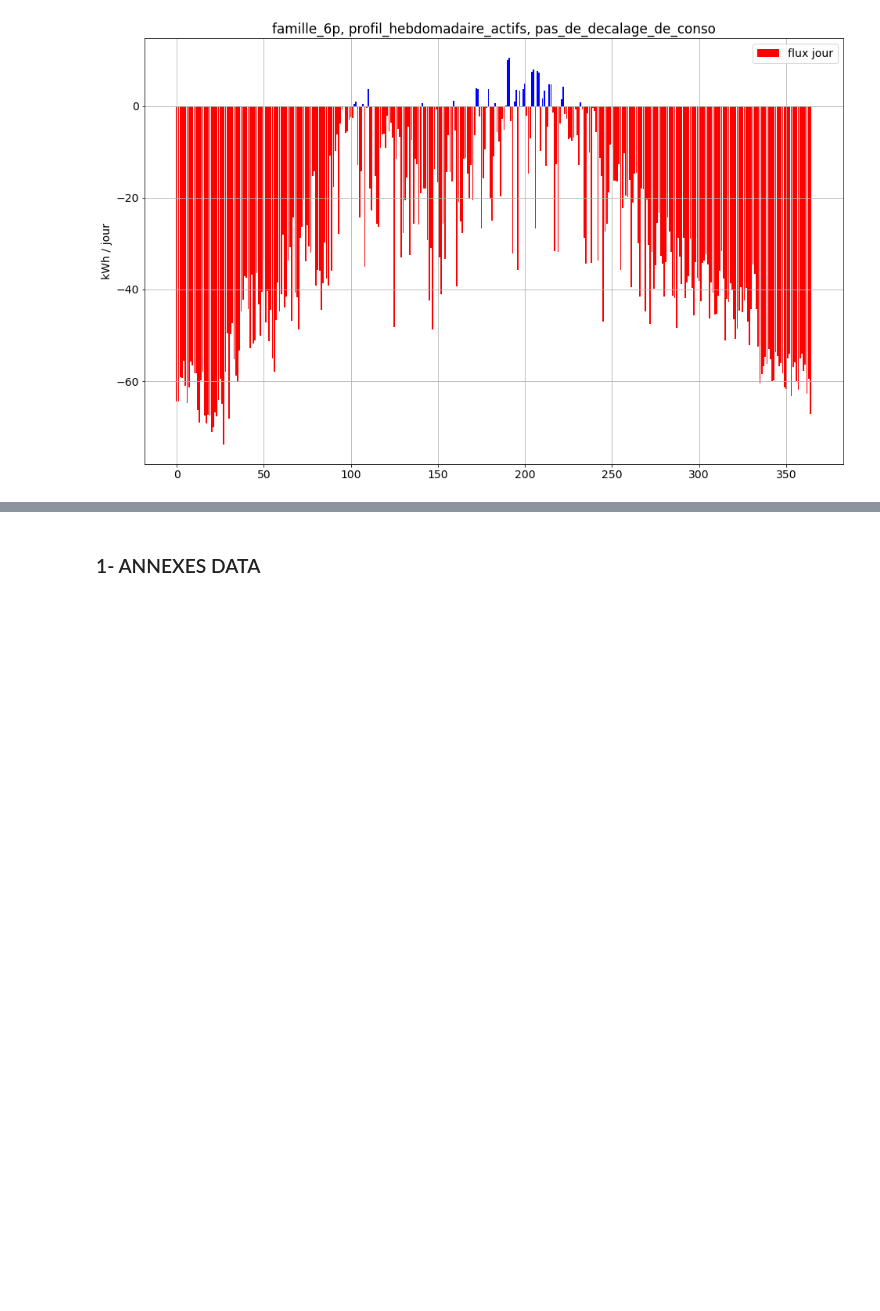
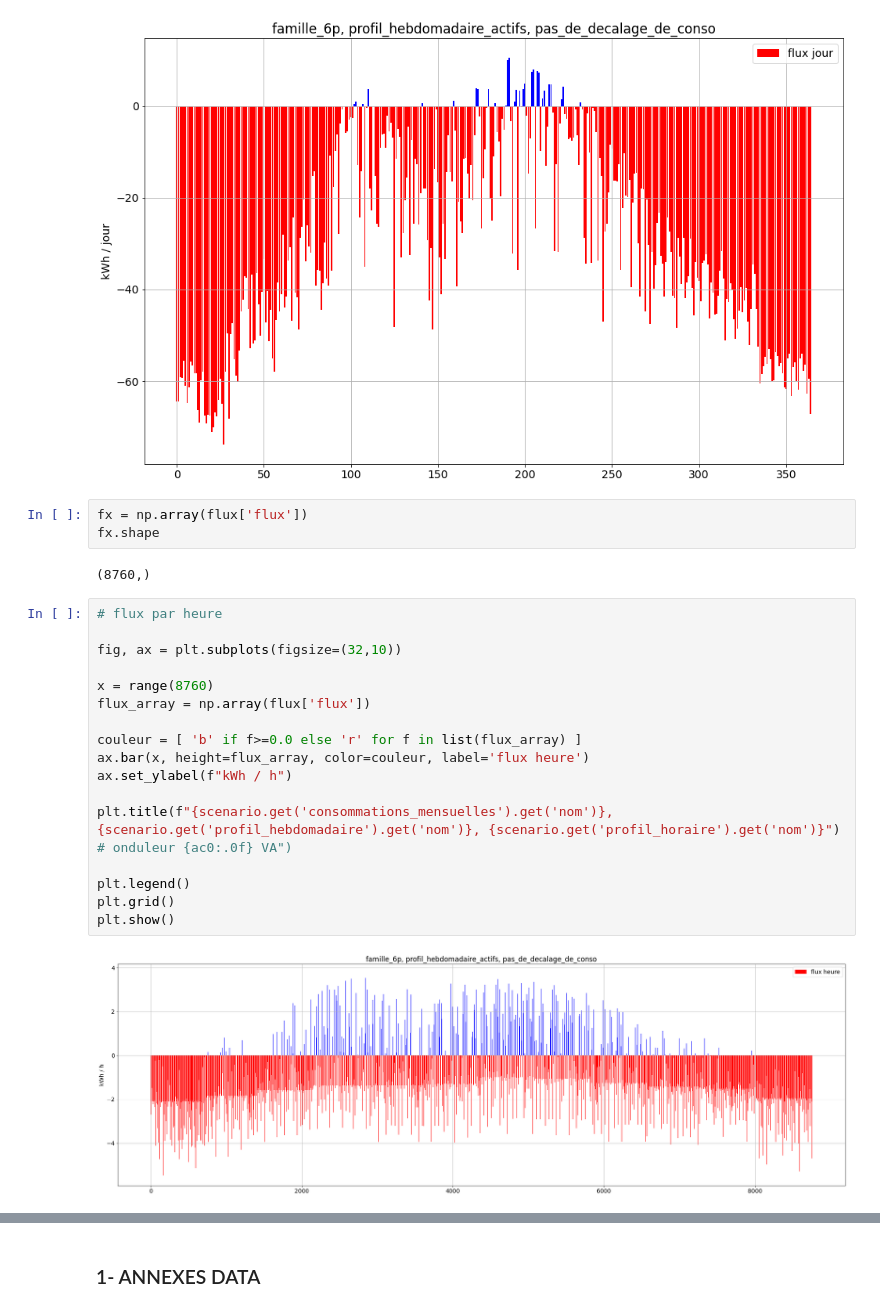
Before and after one commit to BenjaminDeporte/PV, a Jupyter notebook: Code/TutoPVlib.ipynb, the cells around one changed output, grey strips where cells are left out. Saved outputs shown, nothing was run; the diff lists cells and outputs as text; blank space fills up the shorter version.

Commit message:
Flux horaire

```diff
--- a/Code/TutoPVlib.ipynb
+++ b/Code/TutoPVlib.ipynb
@@ -1060,3 +1060,27 @@ plt.grid()
 plt.show()
 # %% [output]
 [figure]
+# %%
+fx = np.array(flux['flux'])
+fx.shape
+# %% [output]
+(8760,)
+# %%
+# flux par heure
+
+fig, ax = plt.subplots(figsize=(32,10))
+
+x = range(8760)
+flux_array = np.array(flux['flux'])
+
+couleur = [ 'b' if f>=0.0 else 'r' for f in list(flux_array) ]
+ax.bar(x, height=flux_array, color=couleur, label='flux heure')
+ax.set_ylabel(f"kWh / h")
+
+plt.title(f"{scenario.get('consommations_mensuelles').get('nom')}, {scenario.get('profil_hebdomadaire').get('nom')}, {scenario.get('profil_horaire').get('nom')}") # onduleur {ac0:.0f} VA")
+
+plt.legend()
+plt.grid()
+plt.show()
+# %% [output]
+[figure, added]
```
Also changed, not shown: parts of 2 cells of this notebook.
